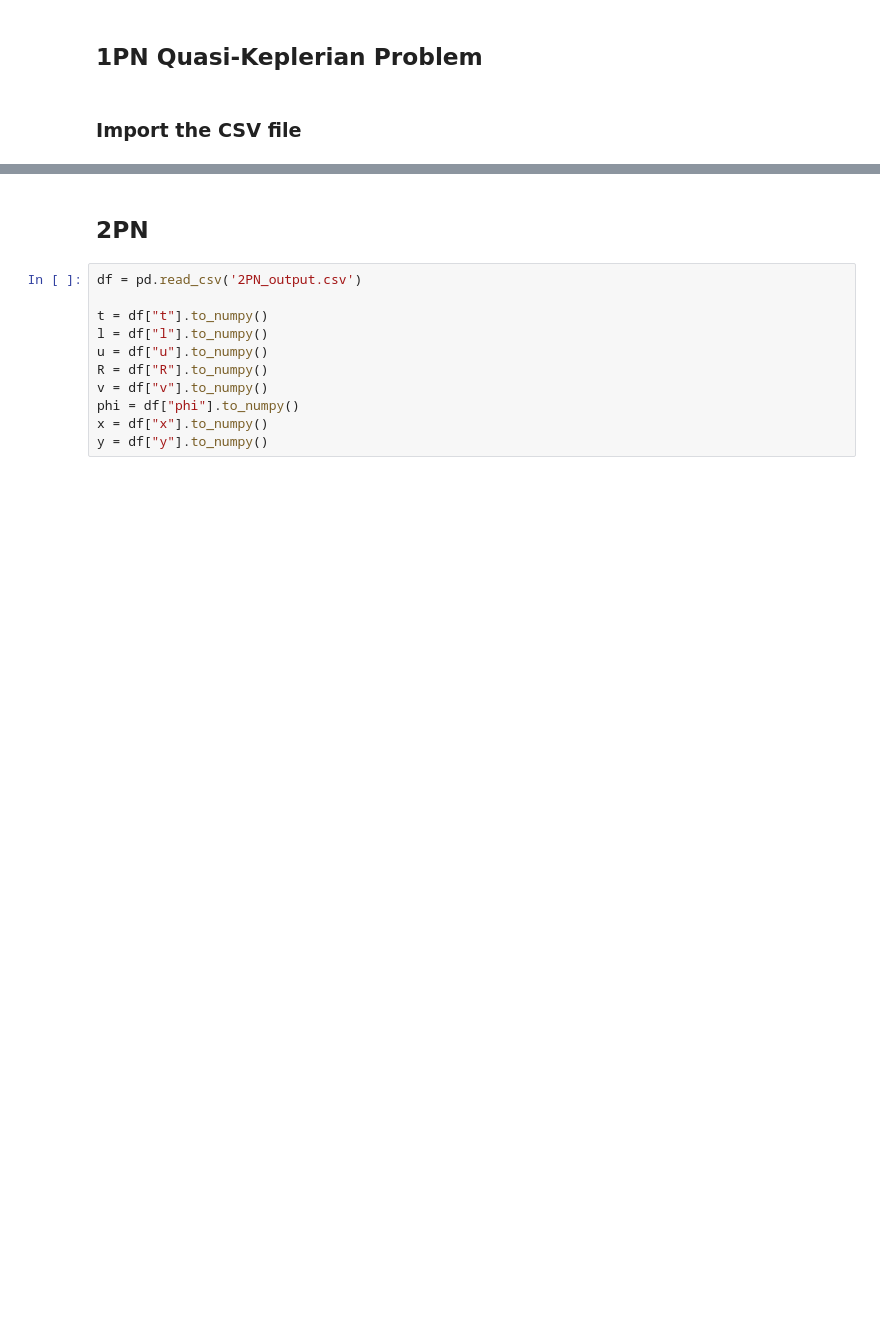
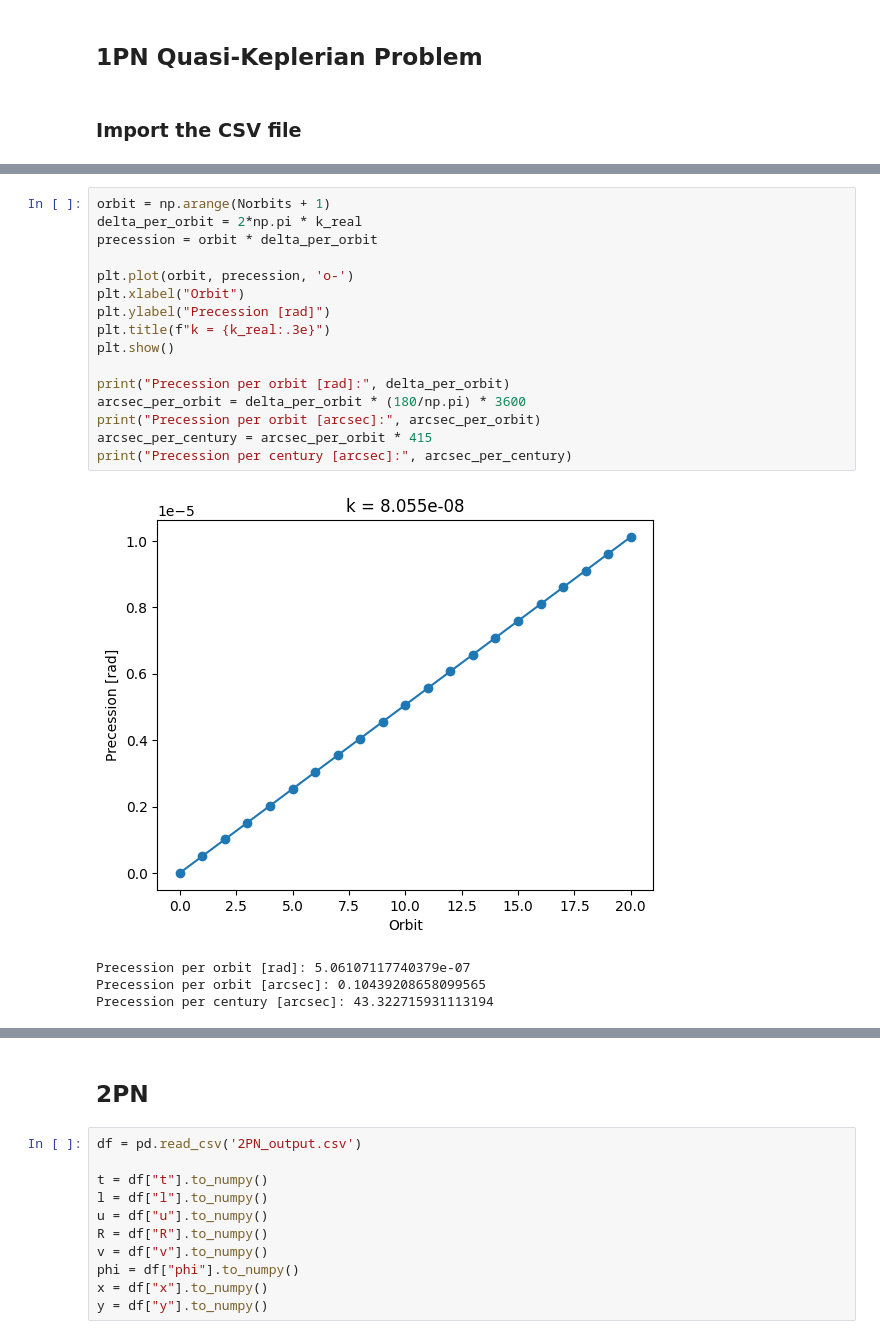
Before and after one commit to furbesco/BTR-Kepler-s-Problem, a Jupyter notebook: post-processing.ipynb, the cells around one changed output, grey strips where cells are left out. Drawn from its saved outputs; the diff is of its cells as text; blank space fills up the shorter version.

```diff
--- a/post-processing.ipynb
+++ b/post-processing.ipynb
@@ -70,0 +102,21 @@ plt.show()
+# %%
+orbit = np.arange(Norbits + 1)
+delta_per_orbit = 2*np.pi * k_real
+precession = orbit * delta_per_orbit
+
+plt.plot(orbit, precession, 'o-')
+plt.xlabel("Orbit")
+plt.ylabel("Precession [rad]")
+plt.title(f"k = {k_real:.3e}")
+plt.show()
+
+print("Precession per orbit [rad]:", delta_per_orbit)
+arcsec_per_orbit = delta_per_orbit * (180/np.pi) * 3600
+print("Precession per orbit [arcsec]:", arcsec_per_orbit)
+arcsec_per_century = arcsec_per_orbit * 415
+print("Precession per century [arcsec]:", arcsec_per_century)
+# %% [output]
+[figure, added]
+Precession per orbit [rad]: 5.06107117740379e-07
+Precession per orbit [arcsec]: 0.10439208658099565
+Precession per century [arcsec]: 43.322715931113194
```
Also changed, not shown: parts of 10 cells of this notebook, 2 other files.
